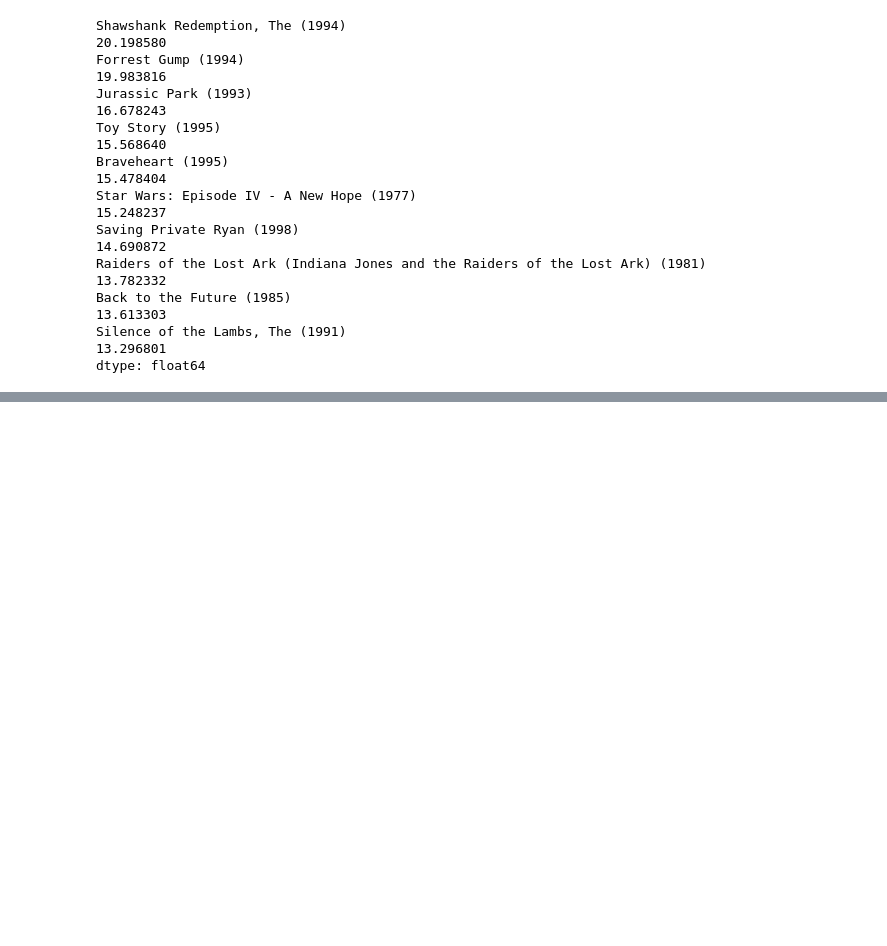
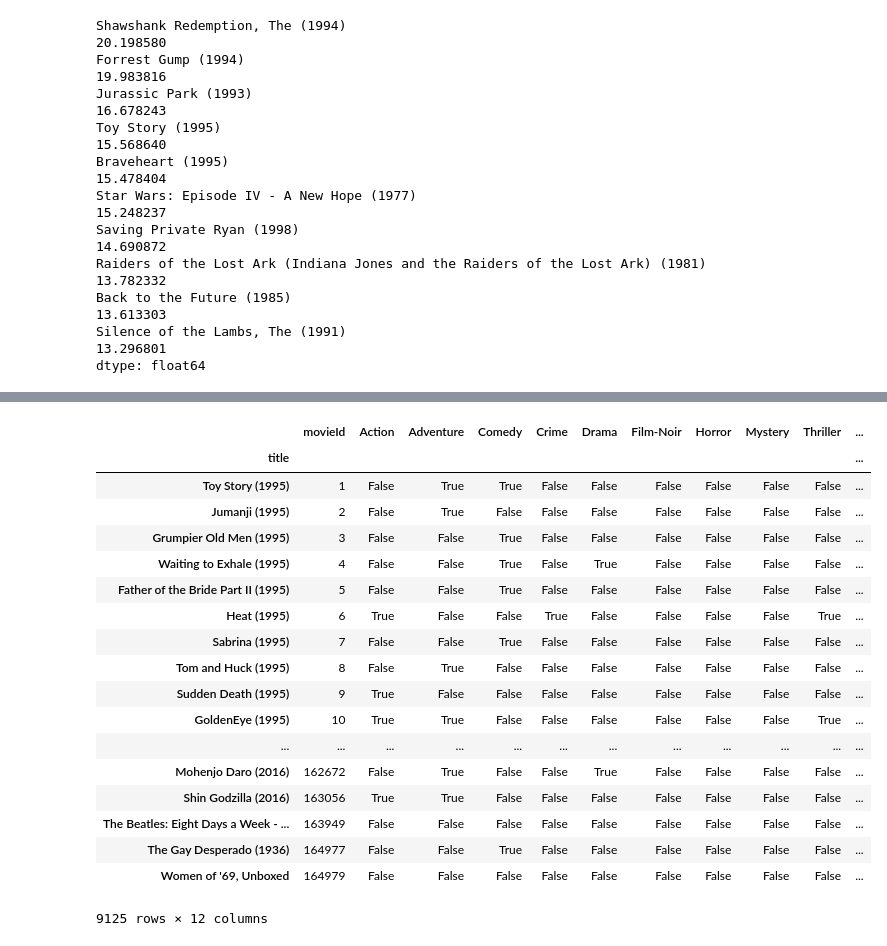
Before and after one commit to KuldeepSinh24/Movie-Recommendation-System, a Jupyter notebook: Recommender System.ipynb, the cells around one changed output, grey strips where cells are left out. Drawn from its saved outputs; the diff is of its cells as text; code cells hidden in the pictures; blank space fills up the shorter version.

```diff
--- a/Recommender System.ipynb
+++ b/Recommender System.ipynb
@@ -386,0 +481,2 @@ filteredSims.head(10)
+# %%
+genres = movies_df.genres.str.split('|',expand=True).dropna().values.tolist()[0]
@@ -386,0 +496,4 @@ filteredSims.head(10)
+# %%
+for i in genres:
+    movies_df[i] = movies_df.genres.str.contains(i)
+movies_df.head()
@@ -386,0 +507,26 @@ filteredSims.head(10)
+# %%
+movies_df = movies_df.drop('genres',axis=1)
+# %%
+movies_df['Year'] = movies_df.title.str.extract('.*\((.*)\).*', expand=True)
+# %%
+movies_df.set_index('title')
+# %% [output]
+|  | movieId | Action | Adventure | Comedy | Crime | Drama | Film-Noir | Horror | Mystery | Thriller | ... |
+| title |  |  |  |  |  |  |  |  |  |  | ... |
+| Toy Story (1995) | 1 | False | True | True | False | False | False | False | False | False | ... |
+| Jumanji (1995) | 2 | False | True | False | False | False | False | False | False | False | ... |
+| Grumpier Old Men (1995) | 3 | False | False | True | False | False | False | False | False | False | ... |
+| Waiting to Exhale (1995) | 4 | False | False | True | False | True | False | False | False | False | ... |
+| Father of the Bride Part II (1995) | 5 | False | False | True | False | False | False | False | False | False | ... |
+| Heat (1995) | 6 | True | False | False | True | False | False | False | False | True | ... |
+| Sabrina (1995) | 7 | False | False | True | False | False | False | False | False | False | ... |
+| Tom and Huck (1995) | 8 | False | True | False | False | False | False | False | False | False | ... |
+| Sudden Death (1995) | 9 | True | False | False | False | False | False | False | False | False | ... |
+| GoldenEye (1995) | 10 | True | True | False | False | False | False | False | False | True | ... |
+| ... | ... | ... | ... | ... | ... | ... | ... | ... | ... | ... | ... |
+| Mohenjo Daro (2016) | 162672 | False | True | False | False | True | False | False | False | False | ... |
+| Shin Godzilla (2016) | 163056 | True | True | False | False | False | False | False | False | False | ... |
+| The Beatles: Eight Days a Week - ... | 163949 | False | False | False | False | False | False | False | False | False | ... |
+| The Gay Desperado (1936) | 164977 | False | False | True | False | False | False | False | False | False | ... |
+| Women of '69, Unboxed | 164979 | False | False | False | False | False | False | False | False | False | ... |
+9125 rows × 12 columns
```
Also changed, not shown: parts of 15 cells of this notebook, 1 other file.
